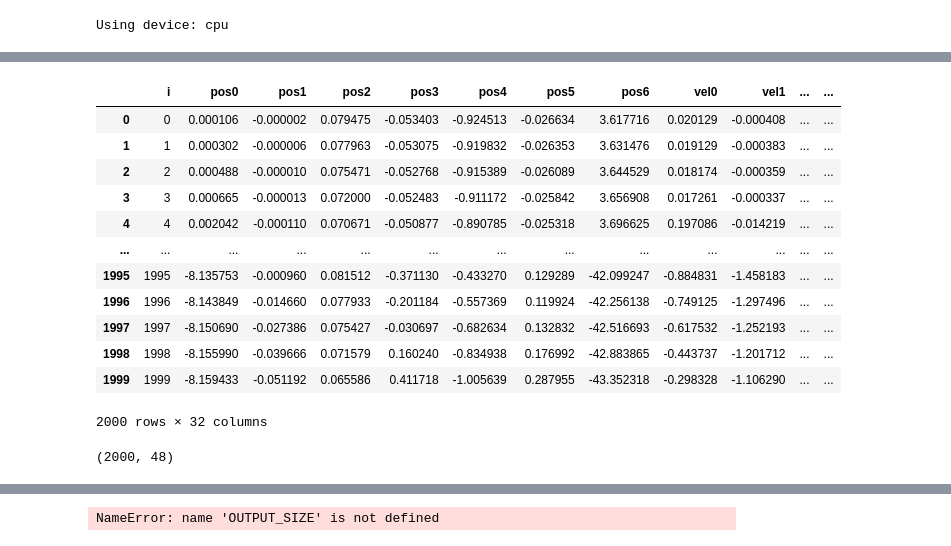
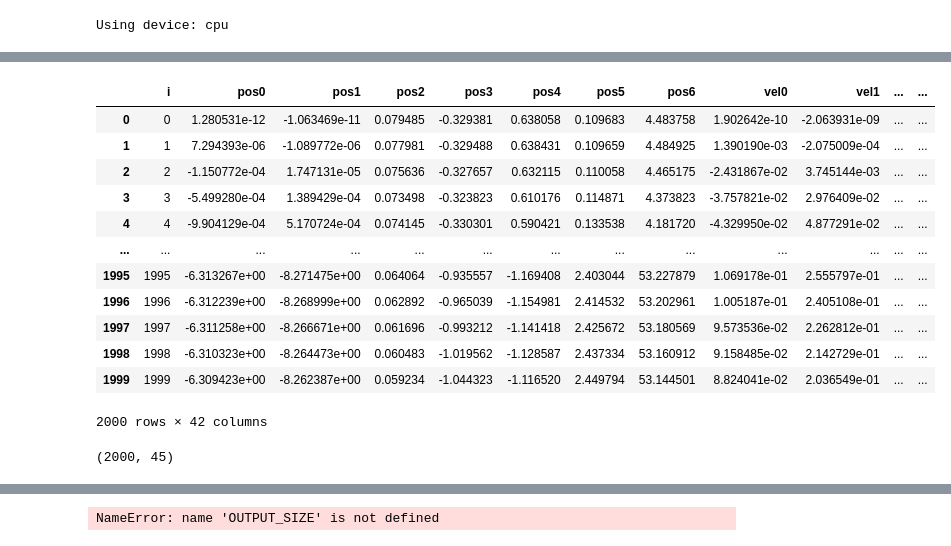
Before and after one commit to NovelMobileRobotsLab/rock, a Jupyter notebook: embedded/rock2_fw/trained_models/to_tflite.ipynb, the cells around one changed output, grey strips where cells are left out. Saved outputs shown, nothing was run; the diff lists cells and outputs as text; code cells hidden in the pictures.

```diff
--- a/embedded/rock2_fw/trained_models/to_tflite.ipynb
+++ b/embedded/rock2_fw/trained_models/to_tflite.ipynb
@@ -254,30 +250,30 @@ INFO:tensorflow:Assets written to: ./export/model2150_keras/assets
 # %%
 import pandas as pd
 
-df = pd.read_csv("sim_eval/2025-03-27_14-44-41_1350.csv")
+df = pd.read_csv("sim_eval/2025-04-11_12-56-38_500.csv")
 display(df)
 
 #read
-obs_columns = [f'obs{i}' for i in range(16)]
+obs_columns = [f'obs{i}' for i in range(15)]
 obs_array = df[obs_columns].to_numpy()
 
 obs_array = np.repeat(obs_array, repeats=3, axis=1) #repeat 3 times to simulate hisotry 3
 obs_array.shape
 # %% [output]
 |  | i | pos0 | pos1 | pos2 | pos3 | pos4 | pos5 | pos6 | vel0 | vel1 | ... | ... |
-| 0 | 0 | 0.000106 | -0.000002 | 0.079475 | -0.053403 | -0.924513 | -0.026634 | 3.617716 | 0.020129 | -0.000408 | ... | ... |
-| 1 | 1 | 0.000302 | -0.000006 | 0.077963 | -0.053075 | -0.919832 | -0.026353 | 3.631476 | 0.019129 | -0.000383 | ... | ... |
-| 2 | 2 | 0.000488 | -0.000010 | 0.075471 | -0.052768 | -0.915389 | -0.026089 | 3.644529 | 0.018174 | -0.000359 | ... | ... |
-| 3 | 3 | 0.000665 | -0.000013 | 0.072000 | -0.052483 | -0.911172 | -0.025842 | 3.656908 | 0.017261 | -0.000337 | ... | ... |
-| 4 | 4 | 0.002042 | -0.000110 | 0.070671 | -0.050877 | -0.890785 | -0.025318 | 3.696625 | 0.197086 | -0.014219 | ... | ... |
+| 0 | 0 | 1.280531e-12 | -1.063469e-11 | 0.079485 | -0.329381 | 0.638058 | 0.109683 | 4.483758 | 1.902642e-10 | -2.063931e-09 | ... | ... |
+| 1 | 1 | 7.294393e-06 | -1.089772e-06 | 0.077981 | -0.329488 | 0.638431 | 0.109659 | 4.484925 | 1.390190e-03 | -2.075009e-04 | ... | ... |
+| 2 | 2 | -1.150772e-04 | 1.747131e-05 | 0.075636 | -0.327657 | 0.632115 | 0.110058 | 4.465175 | -2.431867e-02 | 3.745144e-03 | ... | ... |
+| 3 | 3 | -5.499280e-04 | 1.389429e-04 | 0.073498 | -0.323823 | 0.610176 | 0.114871 | 4.373823 | -3.757821e-02 | 2.976409e-02 | ... | ... |
+| 4 | 4 | -9.904129e-04 | 5.170724e-04 | 0.074145 | -0.330301 | 0.590421 | 0.133538 | 4.181720 | -4.329950e-02 | 4.877291e-02 | ... | ... |
 | ... | ... | ... | ... | ... | ... | ... | ... | ... | ... | ... | ... | ... |
-| 1995 | 1995 | -8.135753 | -0.000960 | 0.081512 | -0.371130 | -0.433270 | 0.129289 | -42.099247 | -0.884831 | -1.458183 | ... | ... |
-| 1996 | 1996 | -8.143849 | -0.014660 | 0.077933 | -0.201184 | -0.557369 | 0.119924 | -42.256138 | -0.749125 | -1.297496 | ... | ... |
-| 1997 | 1997 | -8.150690 | -0.027386 | 0.075427 | -0.030697 | -0.682634 | 0.132832 | -42.516693 | -0.617532 | -1.252193 | ... | ... |
-| 1998 | 1998 | -8.155990 | -0.039666 | 0.071579 | 0.160240 | -0.834938 | 0.176992 | -42.883865 | -0.443737 | -1.201712 | ... | ... |
-| 1999 | 1999 | -8.159433 | -0.051192 | 0.065586 | 0.411718 | -1.005639 | 0.287955 | -43.352318 | -0.298328 | -1.106290 | ... | ... |
+| 1995 | 1995 | -6.313267e+00 | -8.271475e+00 | 0.064064 | -0.935557 | -1.169408 | 2.403044 | 53.227879 | 1.069178e-01 | 2.555797e-01 | ... | ... |
+| 1996 | 1996 | -6.312239e+00 | -8.268999e+00 | 0.062892 | -0.965039 | -1.154981 | 2.414532 | 53.202961 | 1.005187e-01 | 2.405108e-01 | ... | ... |
+| 1997 | 1997 | -6.311258e+00 | -8.266671e+00 | 0.061696 | -0.993212 | -1.141418 | 2.425672 | 53.180569 | 9.573536e-02 | 2.262812e-01 | ... | ... |
+| 1998 | 1998 | -6.310323e+00 | -8.264473e+00 | 0.060483 | -1.019562 | -1.128587 | 2.437334 | 53.160912 | 9.158485e-02 | 2.142729e-01 | ... | ... |
+| 1999 | 1999 | -6.309423e+00 | -8.262387e+00 | 0.059234 | -1.044323 | -1.116520 | 2.449794 | 53.144501 | 8.824041e-02 | 2.036549e-01 | ... | ... |
-2000 rows × 32 columns
+2000 rows × 42 columns
-(2000, 48)
+(2000, 45)
 # %%
 import tensorflow as tf
 
```
Also changed, not shown: parts of 11 cells of this notebook, 12 other files.
